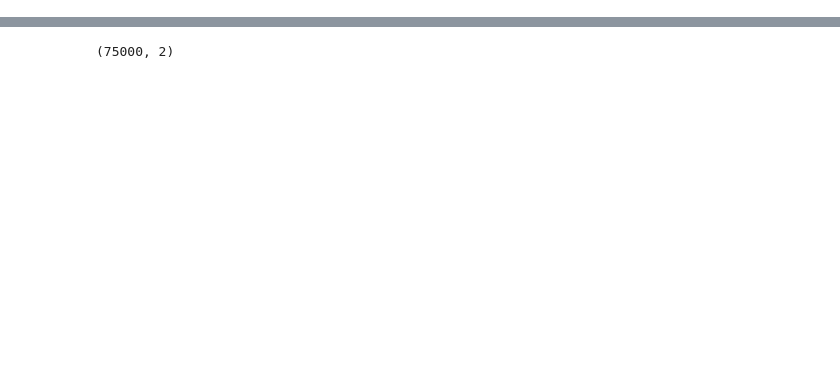
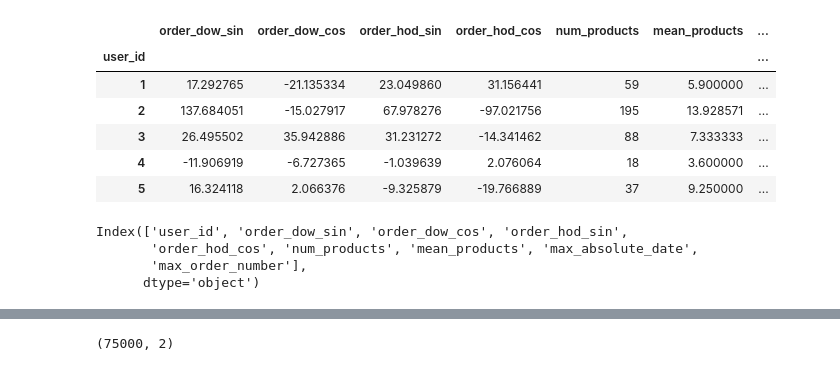
Before and after one commit to alexanderrich/instacart-analysis, a Jupyter notebook: analysis.ipynb, the cells around one changed output, grey strips where cells are left out. Cells and saved outputs as stored; diff of their text form; code cells hidden in the pictures; blank space fills up the shorter version.

```diff
--- a/analysis.ipynb
+++ b/analysis.ipynb
@@ -51,13 +87,25 @@ prior_indorder_stats = prior_df.groupby(["user_id", "order_id"]).agg({'order_dow
                                                                 'order_dow_cos': np.sum,
                                                                 'order_hod_sin': np.sum,
                                                                 'order_hod_cos': np.sum,
-                                                               'num_products': np.sum}).reset_index()
+                                                               'num_products': np.sum,
+                                                                      'absolute_date': np.max,
+                                                                     'order_number': np.max}).reset_index()
 # %%
-prior_indorder_stats['num_orders'] = 1
 prior_individual_stats = prior_indorder_stats.groupby("user_id").agg({'order_dow_sin': np.sum,
                                                                 'order_dow_cos': np.sum,
                                                                 'order_hod_sin': np.sum,
                                                                 'order_hod_cos': np.sum,
                                                                'num_products': [np.sum, np.mean],
-                                                                'num_orders': np.sum})
+                                                                'absolute_date': np.max,
+                                                                'order_number': np.max})
+# %%
+prior_individual_stats.head()
+# %% [output]
+|  | order_dow_sin | order_dow_cos | order_hod_sin | order_hod_cos | num_products | mean_products | ... |
+| user_id |  |  |  |  |  |  | ... |
+| 1 | 17.292765 | -21.135334 | 23.049860 | 31.156441 | 59 | 5.900000 | ... |
+| 2 | 137.684051 | -15.027917 | 67.978276 | -97.021756 | 195 | 13.928571 | ... |
+| 3 | 26.495502 | 35.942886 | 31.231272 | -14.341462 | 88 | 7.333333 | ... |
+| 4 | -11.906919 | -6.727365 | -1.039639 | 2.076064 | 18 | 3.600000 | ... |
+| 5 | 16.324118 | 2.066376 | -9.325879 | -19.766889 | 37 | 9.250000 | ... |
 # %%
@@ -72,4 +122,11 @@ prior_individual_stats.order_hod_cos = np.cos(prior_individual_stats.order_hod_a
 prior_individual_stats.drop(['order_dow_angle', 'order_hod_angle'], axis=1, inplace=True)
 # %%
 prior_individual_stats = prior_individual_stats.reset_index()
+# %%
+prior_individual_stats.columns
+# %% [output]
+Index(['user_id', 'order_dow_sin', 'order_dow_cos', 'order_hod_sin',
+       'order_hod_cos', 'num_products', 'mean_products', 'max_absolute_date',
+       'max_order_number'],
+      dtype='object')
 # %%
```
Also changed, not shown: parts of 28 cells of this notebook.
